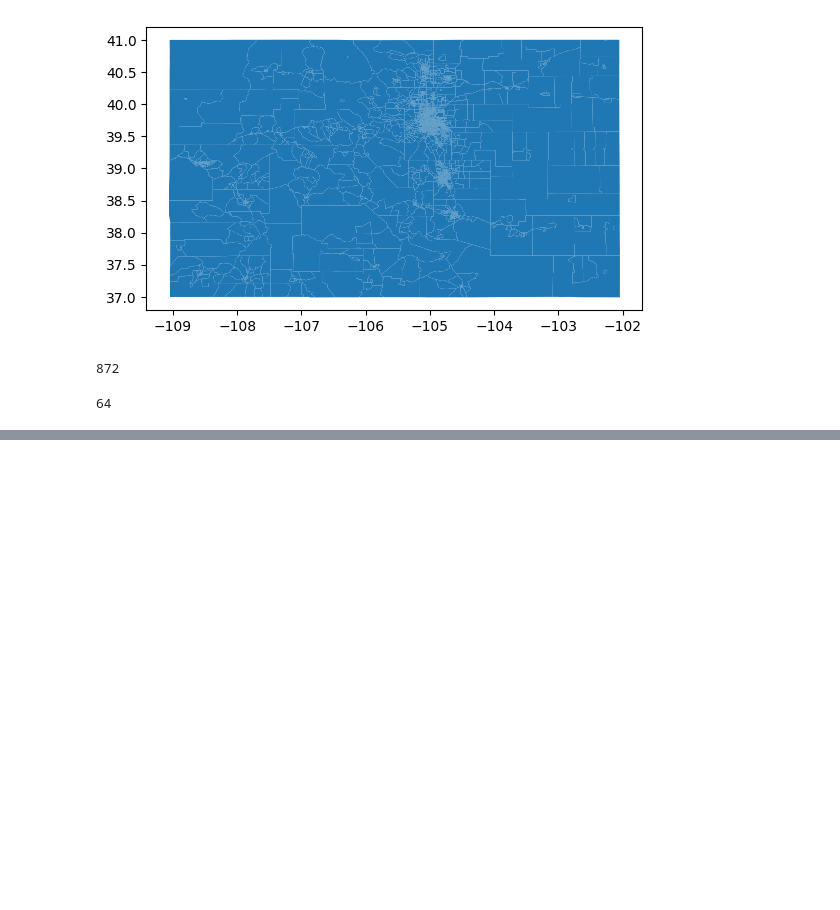
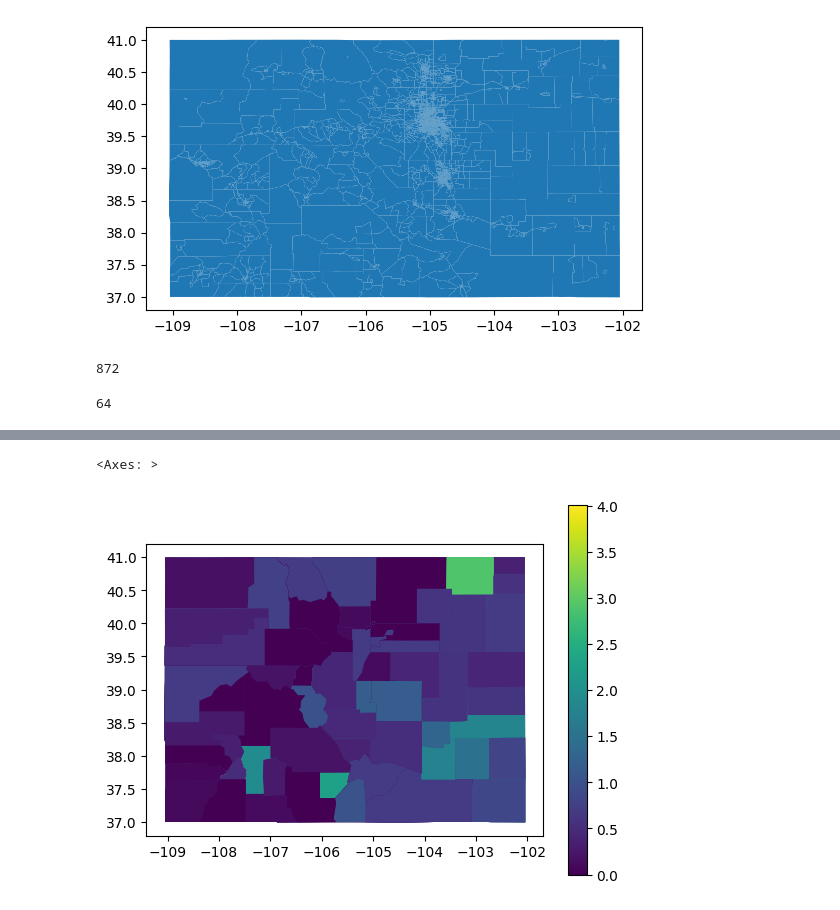
Before and after one commit to terranexum/env-rs, a Jupyter notebook: jupyter nb 1.ipynb, the cells around one changed output, grey strips where cells are left out. Saved outputs shown, nothing was run; the diff lists cells and outputs as text; code cells hidden in the pictures; blank space fills up the shorter version.

```diff
--- a/jupyter nb 1.ipynb
+++ b/jupyter nb 1.ipynb
@@ -165,0 +201,5 @@ len(merge_df)
+# %%
+merged_gdf.plot(column="Fluoride Conc." ,cmap= "viridis" ,legend= True)
+# %% [output]
+<Axes: >
+[figure, added]
```
Also changed, not shown: parts of 5 cells of this notebook, 1 other file.
